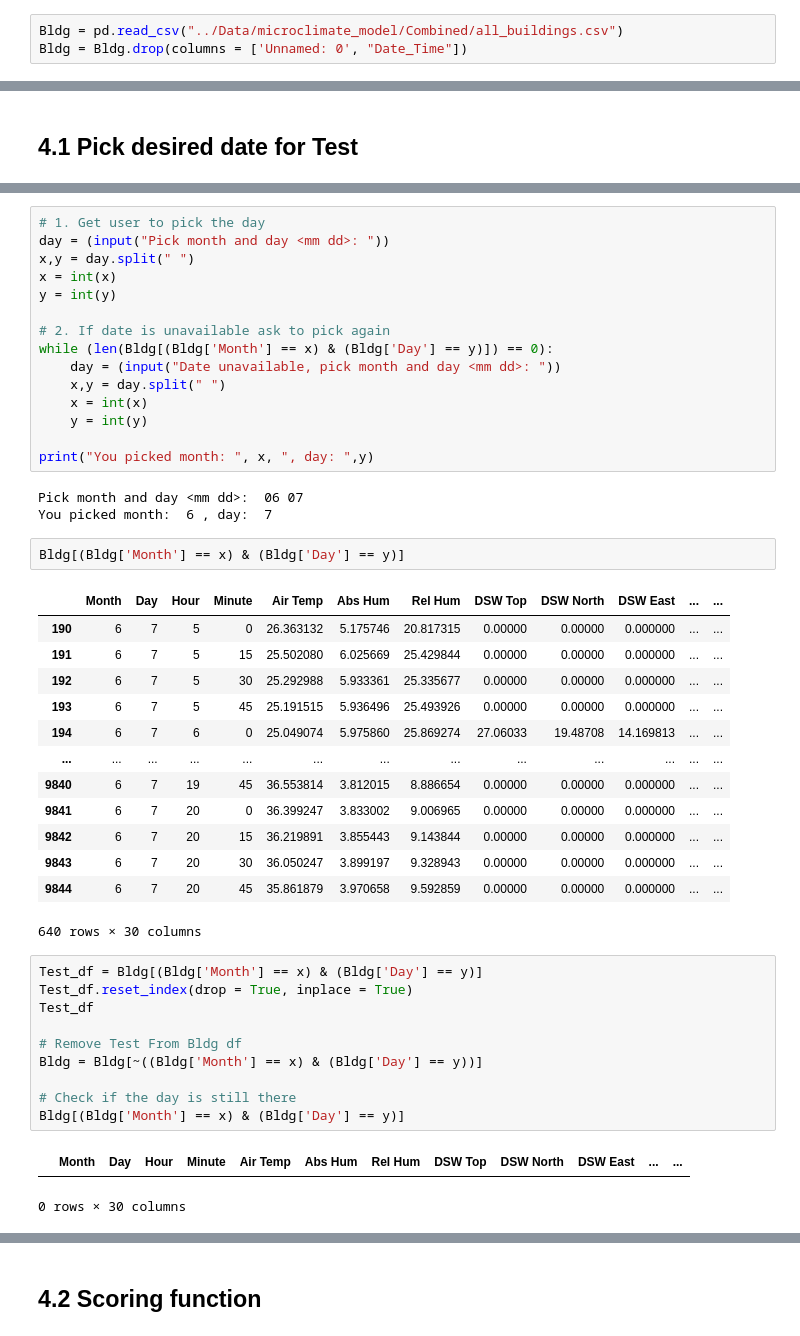
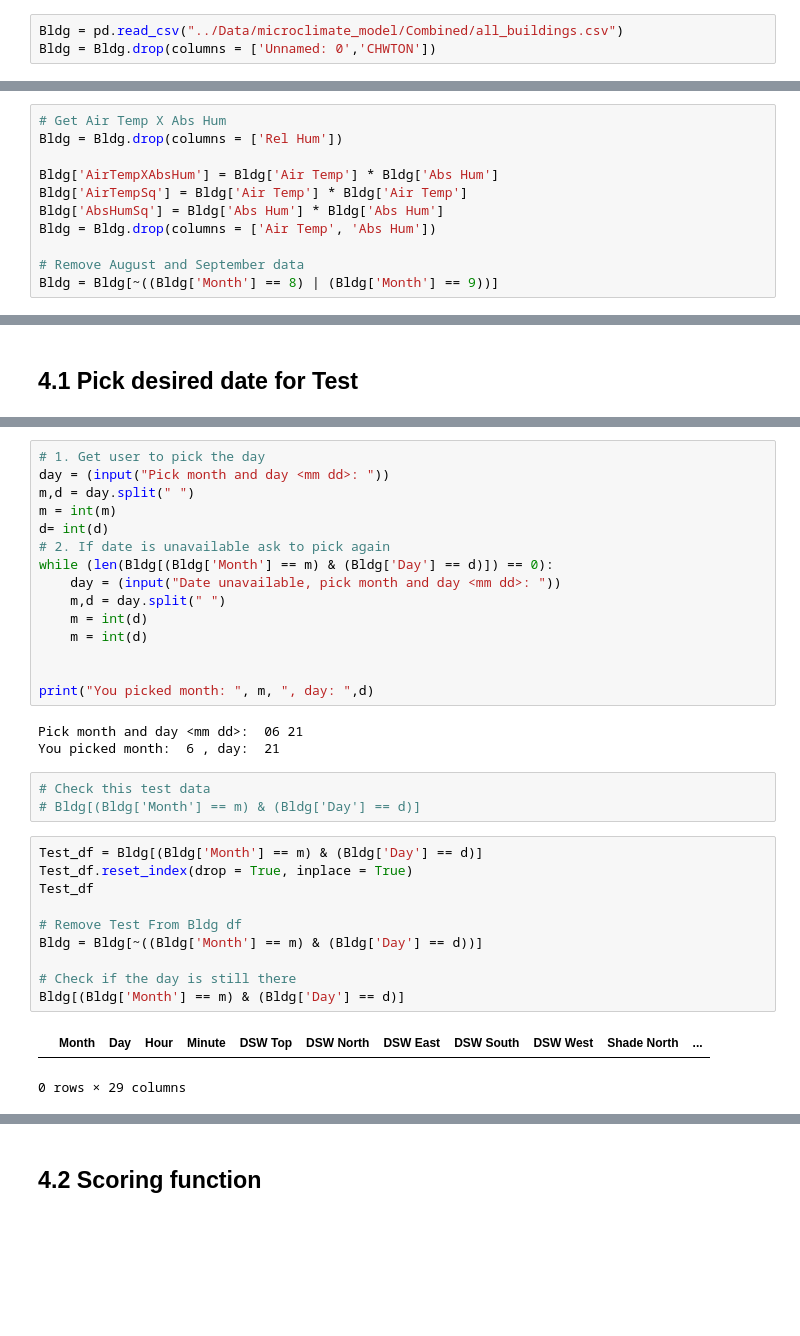
Before and after one commit to freecode23/microclimate-effects, a Jupyter notebook: microclimate_model/Model5_train_validate_test.ipynb, the cells around one changed output, grey strips where cells are left out. Cells and saved outputs as stored; diff of their text form; blank space fills up the shorter version.

```diff
--- a/microclimate_model/Model5_train_validate_test.ipynb
+++ b/microclimate_model/Model5_train_validate_test.ipynb
@@ -35,3 +37,3 @@ import matplotlib.pyplot as plt
 # %%
 Bldg = pd.read_csv("../Data/microclimate_model/Combined/all_buildings.csv")
-Bldg = Bldg.drop(columns = ['Unnamed: 0', "Date_Time"])
+Bldg = Bldg.drop(columns = ['Unnamed: 0','CHWTON'])
@@ -59,0 +42,11 @@ Bldg
+# %%
+# Get Air Temp X Abs Hum
+Bldg = Bldg.drop(columns = ['Rel Hum'])
+
+Bldg['AirTempXAbsHum'] = Bldg['Air Temp'] * Bldg['Abs Hum']
+Bldg['AirTempSq'] = Bldg['Air Temp'] * Bldg['Air Temp']
+Bldg['AbsHumSq'] = Bldg['Abs Hum'] * Bldg['Abs Hum']
+Bldg = Bldg.drop(columns = ['Air Temp', 'Abs Hum'])
+
+# Remove August and September data
+Bldg = Bldg[~((Bldg['Month'] == 8) | (Bldg['Month'] == 9))]
@@ -175,47 +192,34 @@ September: 11, 29<br>
 # %%
 # 1. Get user to pick the day
 day = (input("Pick month and day <mm dd>: "))
-x,y = day.split(" ")
-x = int(x)
-y = int(y)
+m,d = day.split(" ")
+m = int(m)
+d= int(d)
+# 2. If date is unavailable ask to pick again
+while (len(Bldg[(Bldg['Month'] == m) & (Bldg['Day'] == d)]) == 0):
+    day = (input("Date unavailable, pick month and day <mm dd>: "))
+    m,d = day.split(" ")
+    m = int(d)
+    m = int(d)
 
-# 2. If date is unavailable ask to pick again
-while (len(Bldg[(Bldg['Month'] == x) & (Bldg['Day'] == y)]) == 0):
-    day = (input("Date unavailable, pick month and day <mm dd>: "))
-    x,y = day.split(" ")
-    x = int(x)
-    y = int(y)
 
-print("You picked month: ", x, ", day: ",y)
+print("You picked month: ", m, ", day: ",d)
 # %% [output]
-Pick month and day <mm dd>:  06 07
-You picked month:  6 , day:  7
+Pick month and day <mm dd>:  06 21
+You picked month:  6 , day:  21
 # %%
-Bldg[(Bldg['Month'] == x) & (Bldg['Day'] == y)]
+# Check this test data
+# Bldg[(Bldg['Month'] == m) & (Bldg['Day'] == d)]
-# %% [output]
-|  | Month | Day | Hour | Minute | Air Temp | Abs Hum | Rel Hum | DSW Top | DSW North | DSW East | ... | ... |
-| 190 | 6 | 7 | 5 | 0 | 26.363132 | 5.175746 | 20.817315 | 0.00000 | 0.00000 | 0.000000 | ... | ... |
-| 191 | 6 | 7 | 5 | 15 | 25.502080 | 6.025669 | 25.429844 | 0.00000 | 0.00000 | 0.000000 | ... | ... |
-| 192 | 6 | 7 | 5 | 30 | 25.292988 | 5.933361 | 25.335677 | 0.00000 | 0.00000 | 0.000000 | ... | ... |
-| 193 | 6 | 7 | 5 | 45 | 25.191515 | 5.936496 | 25.493926 | 0.00000 | 0.00000 | 0.000000 | ... | ... |
-| 194 | 6 | 7 | 6 | 0 | 25.049074 | 5.975860 | 25.869274 | 27.06033 | 19.48708 | 14.169813 | ... | ... |
-| ... | ... | ... | ... | ... | ... | ... | ... | ... | ... | ... | ... | ... |
-| 9840 | 6 | 7 | 19 | 45 | 36.553814 | 3.812015 | 8.886654 | 0.00000 | 0.00000 | 0.000000 | ... | ... |
-| 9841 | 6 | 7 | 20 | 0 | 36.399247 | 3.833002 | 9.006965 | 0.00000 | 0.00000 | 0.000000 | ... | ... |
-| 9842 | 6 | 7 | 20 | 15 | 36.219891 | 3.855443 | 9.143844 | 0.00000 | 0.00000 | 0.000000 | ... | ... |
-| 9843 | 6 | 7 | 20 | 30 | 36.050247 | 3.899197 | 9.328943 | 0.00000 | 0.00000 | 0.000000 | ... | ... |
-| 9844 | 6 | 7 | 20 | 45 | 35.861879 | 3.970658 | 9.592859 | 0.00000 | 0.00000 | 0.000000 | ... | ... |
-640 rows × 30 columns
 # %%
-Test_df = Bldg[(Bldg['Month'] == x) & (Bldg['Day'] == y)]
+Test_df = Bldg[(Bldg['Month'] == m) & (Bldg['Day'] == d)]
 Test_df.reset_index(drop = True, inplace = True)
 Test_df
 
 # Remove Test From Bldg df
-Bldg = Bldg[~((Bldg['Month'] == x) & (Bldg['Day'] == y))]
+Bldg = Bldg[~((Bldg['Month'] == m) & (Bldg['Day'] == d))]
 
 # Check if the day is still there
-Bldg[(Bldg['Month'] == x) & (Bldg['Day'] == y)]
+Bldg[(Bldg['Month'] == m) & (Bldg['Day'] == d)]
 # %% [output]
-|  | Month | Day | Hour | Minute | Air Temp | Abs Hum | Rel Hum | DSW Top | DSW North | DSW East | ... | ... |
+|  | Month | Day | Hour | Minute | DSW Top | DSW North | DSW East | DSW South | DSW West | Shade North | ... |
-0 rows × 30 columns
+0 rows × 29 columns
```
Also changed, not shown: parts of 36 cells of this notebook, 1 other file.
